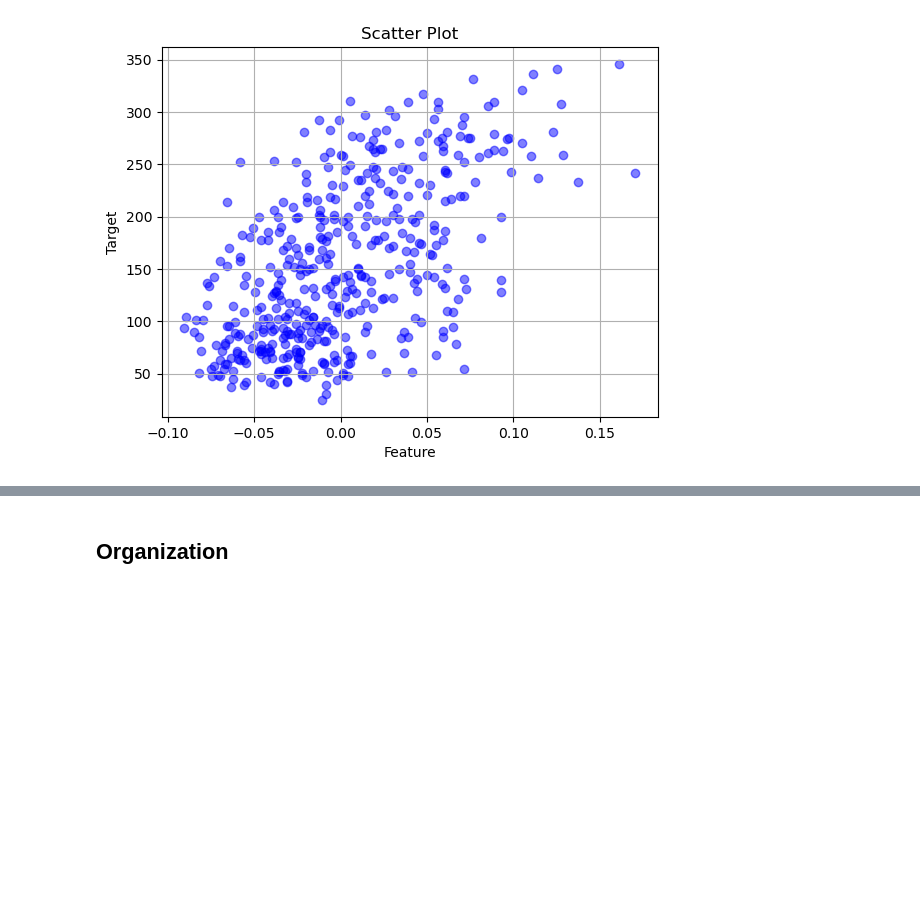
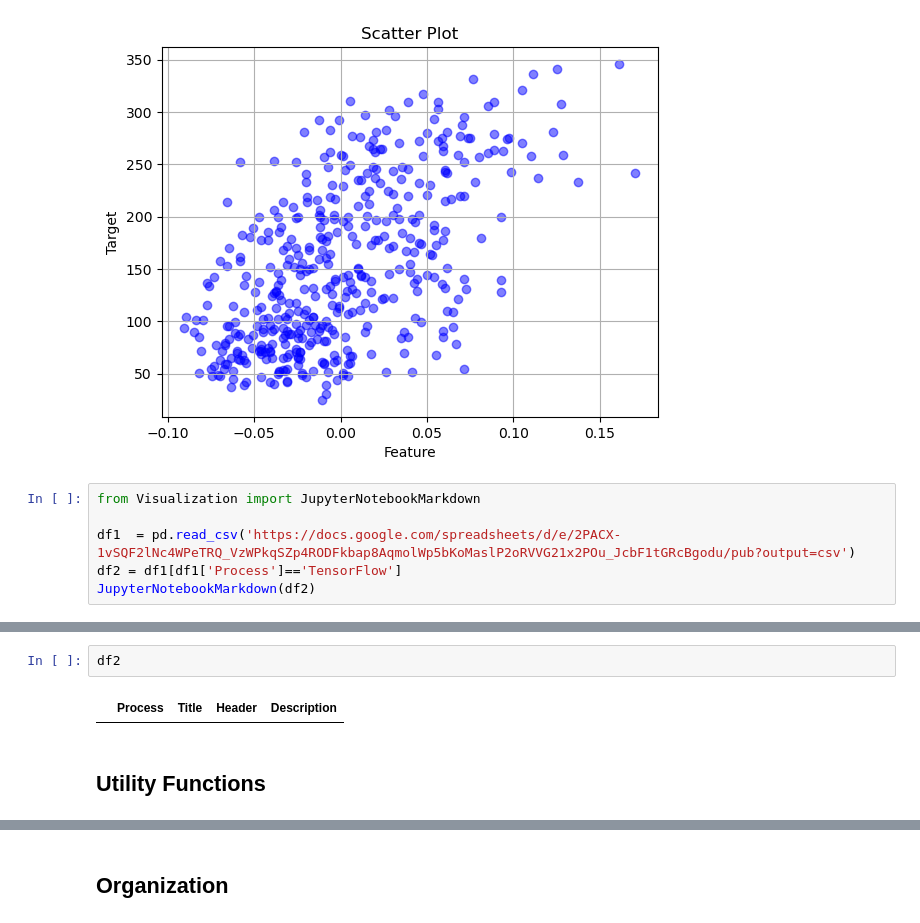
Before and after one commit to derek-dewald/Python_Tools, a Jupyter notebook: JupyterNotebooks/Function Examples.ipynb, the cells around one changed output, grey strips where cells are left out. Cells and saved outputs as stored; diff of their text form; blank space fills up the shorter version.

```diff
--- a/JupyterNotebooks/Function Examples.ipynb
+++ b/JupyterNotebooks/Function Examples.ipynb
@@ -710,3 +698,9 @@ from Visualization import Scatter
 Scatter(diabetes_df,X='bmi',y='Target')
 # %% [output]
 [figure]
+# %%
+from Visualization import JupyterNotebookMarkdown
+
+df1  = pd.read_csv('https://docs.google.com/spreadsheets/d/e/2PACX-1vSQF2lNc4WPeTRQ_VzWPkqSZp4RODFkbap8AqmolWp5bKoMaslP2oRVVG21x2POu_JcbF1tGRcBgodu/pub?output=csv')
+df2 = df1[df1['Process']=='TensorFlow']
+JupyterNotebookMarkdown(df2)
@@ -712,0 +725,6 @@ Scatter(diabetes_df,X='bmi',y='Target')
+# %%
+df2
+# %% [output]
+|  | Process | Title | Header | Description |
+# %% [markdown]
+## Utility Functions
```
Also changed, not shown: parts of 5 cells of this notebook, 45 other files.
